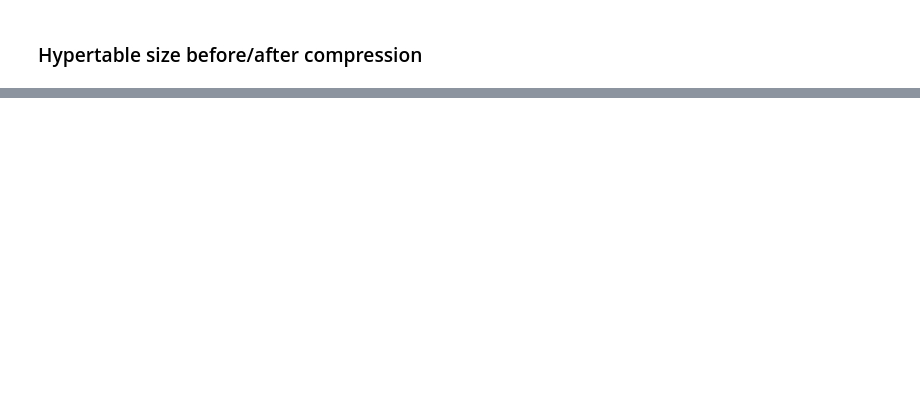
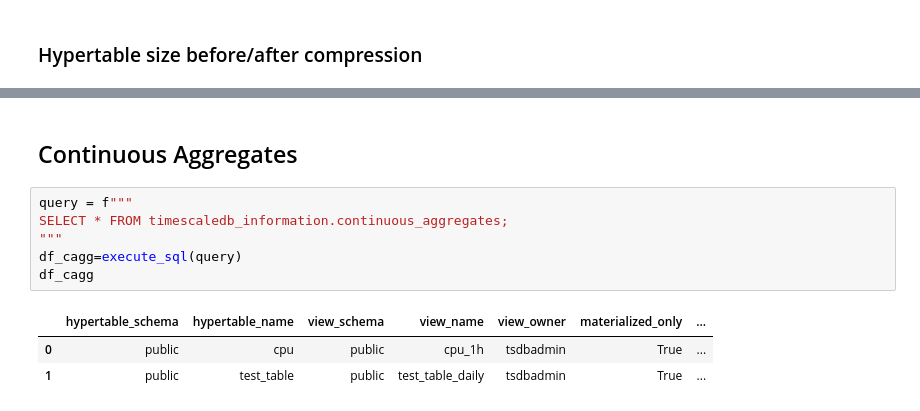
Before and after one commit to antonum/Timescale-Workshops, a Jupyter notebook: Management/timescale-metadata.ipynb, the cells around one changed output, grey strips where cells are left out. Cells and saved outputs as stored; diff of their text form; blank space fills up the shorter version.

```diff
--- a/Management/timescale-metadata.ipynb
+++ b/Management/timescale-metadata.ipynb
@@ -146,0 +224,12 @@ execute_sql(query)
+# %% [markdown]
+## Continuous Aggregates
+# %%
+query = f"""
+SELECT * FROM timescaledb_information.continuous_aggregates;
+"""
+df_cagg=execute_sql(query)
+df_cagg
+# %% [output]
+|  | hypertable_schema | hypertable_name | view_schema | view_name | view_owner | materialized_only | ... |
+| 0 | public | cpu | public | cpu_1h | tsdbadmin | True | ... |
+| 1 | public | test_table | public | test_table_daily | tsdbadmin | True | ... |
```
Also changed, not shown: parts of 10 cells of this notebook.
